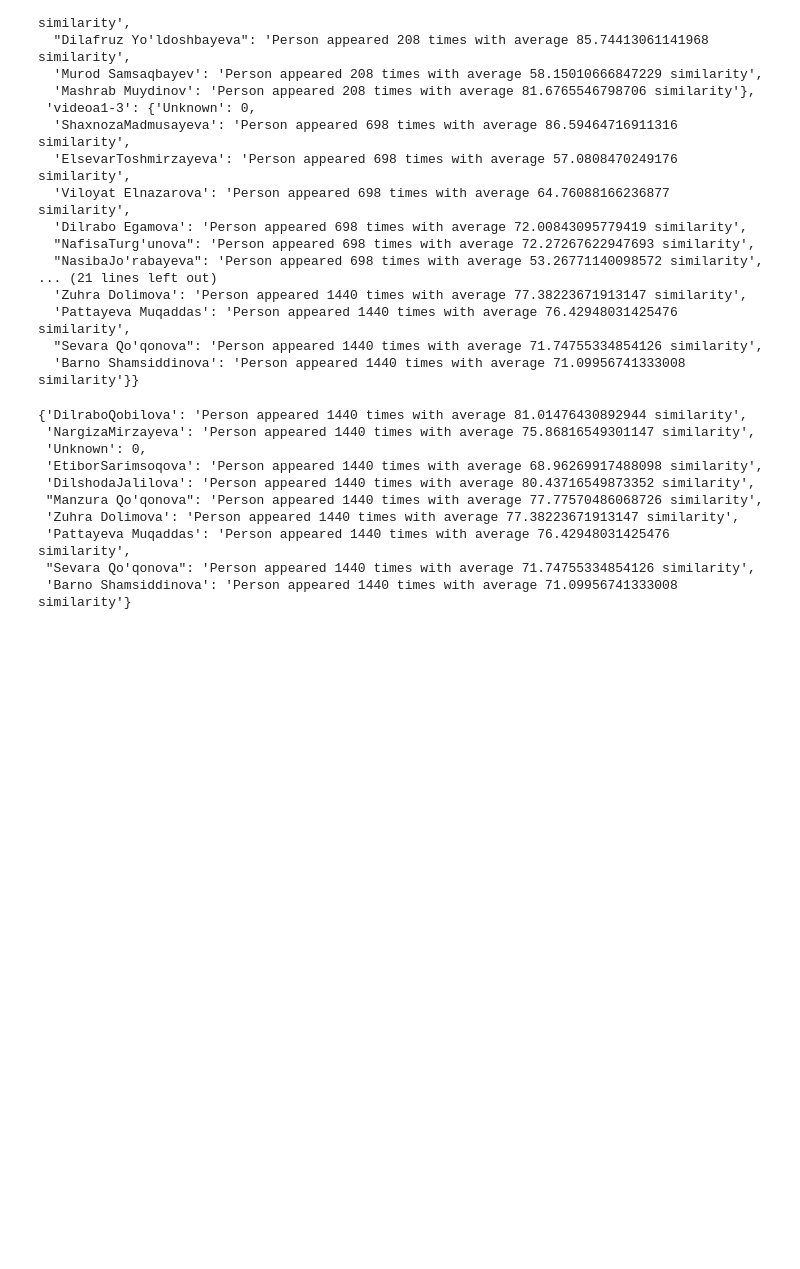
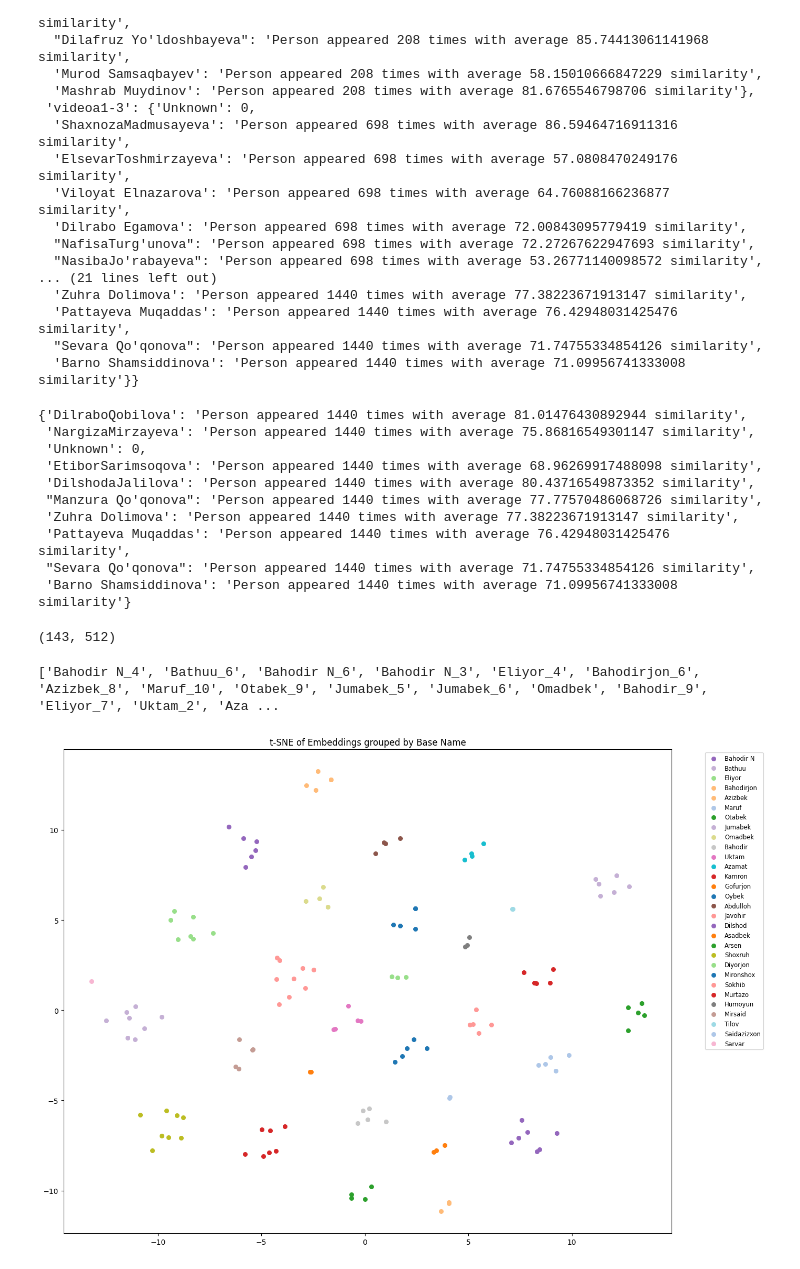
Before and after one commit to lumiohub-ai/lum-model-face-recognition, a Jupyter notebook: notebooks/sim_check.ipynb, the cells around one changed output. Saved outputs shown, nothing was run; the diff lists cells and outputs as text; code cells hidden in the pictures; blank space fills up the shorter version.

Commit message:
feat: added notebook cell to calculate tSNE for the InsightFace

```diff
--- a/notebooks/sim_check.ipynb
+++ b/notebooks/sim_check.ipynb
@@ -119,3 +119,51 @@ video_to_avg_similarity['videoa1-1']
  'Pattayeva Muqaddas': 'Person appeared 1440 times with average 76.42948031425476 similarity',
  "Sevara Qo'qonova": 'Person appeared 1440 times with average 71.74755334854126 similarity',
  'Barno Shamsiddinova': 'Person appeared 1440 times with average 71.09956741333008 similarity'}
+# %%
+import pickle
+
+emb_path = '/home/hbvision/Desktop/face-recognition/data/embeddings/hb-kor-camera.pkl'
+
+with open(emb_path, 'rb') as f:
+    data = pickle.load(f)
+
+names = data['names']
+embeddings = data['embeddings']
+# %%
+embeddings.shape
+# %% [output]
+(143, 512)
+# %%
+print(names)
+# %% [output]
+['Bahodir N_4', 'Bathuu_6', 'Bahodir N_6', 'Bahodir N_3', 'Eliyor_4', 'Bahodirjon_6', 'Azizbek_8', 'Maruf_10', 'Otabek_9', 'Jumabek_5', 'Jumabek_6', 'Omadbek', 'Bahodir_9', 'Eliyor_7', 'Uktam_2', 'Aza ...
+# %%
+import matplotlib.pyplot as plt
+from sklearn.manifold import TSNE
+import numpy as np
+
+# Step 1: Extract base names (before underscore or as-is)
+base_names = [name.split('_')[0] for name in names]
+
+# Step 2: Convert embeddings to numpy array
+embeddings_np = np.array(embeddings)
+
+# Step 3: Run t-SNE
+tsne = TSNE(n_components=2, random_state=42, perplexity=30, n_iter=1000)
+embeddings_2d = tsne.fit_transform(embeddings_np)
+
+# Step 4: Plot with color coding per base name
+plt.figure(figsize=(14, 10))
+unique_labels = list(set(base_names))
+label_to_color = {label: plt.cm.tab20(i % 20) for i, label in enumerate(unique_labels)}
+
+for i, label in enumerate(base_names):
+    x, y = embeddings_2d[i]
+    plt.scatter(x, y, color=label_to_color[label], label=label if label not in plt.gca().get_legend_handles_labels()[1] else "", s=30)
+
+plt.title("t-SNE of Embeddings grouped by Base Name")
+plt.legend(loc='best', fontsize='small', bbox_to_anchor=(1.05, 1))
+plt.tight_layout()
+plt.show()
+# %% [output]
+[figure, added]
```
